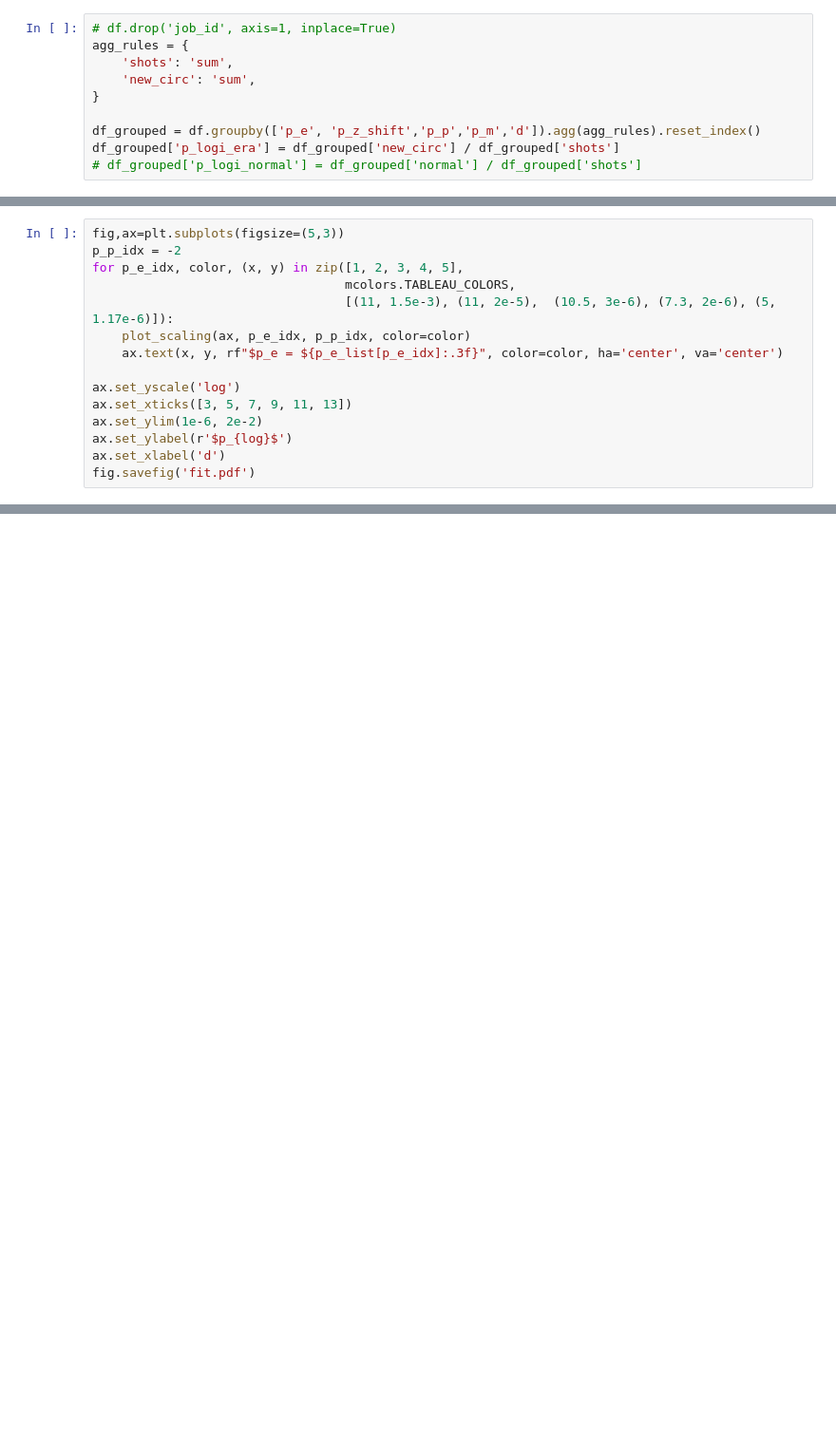
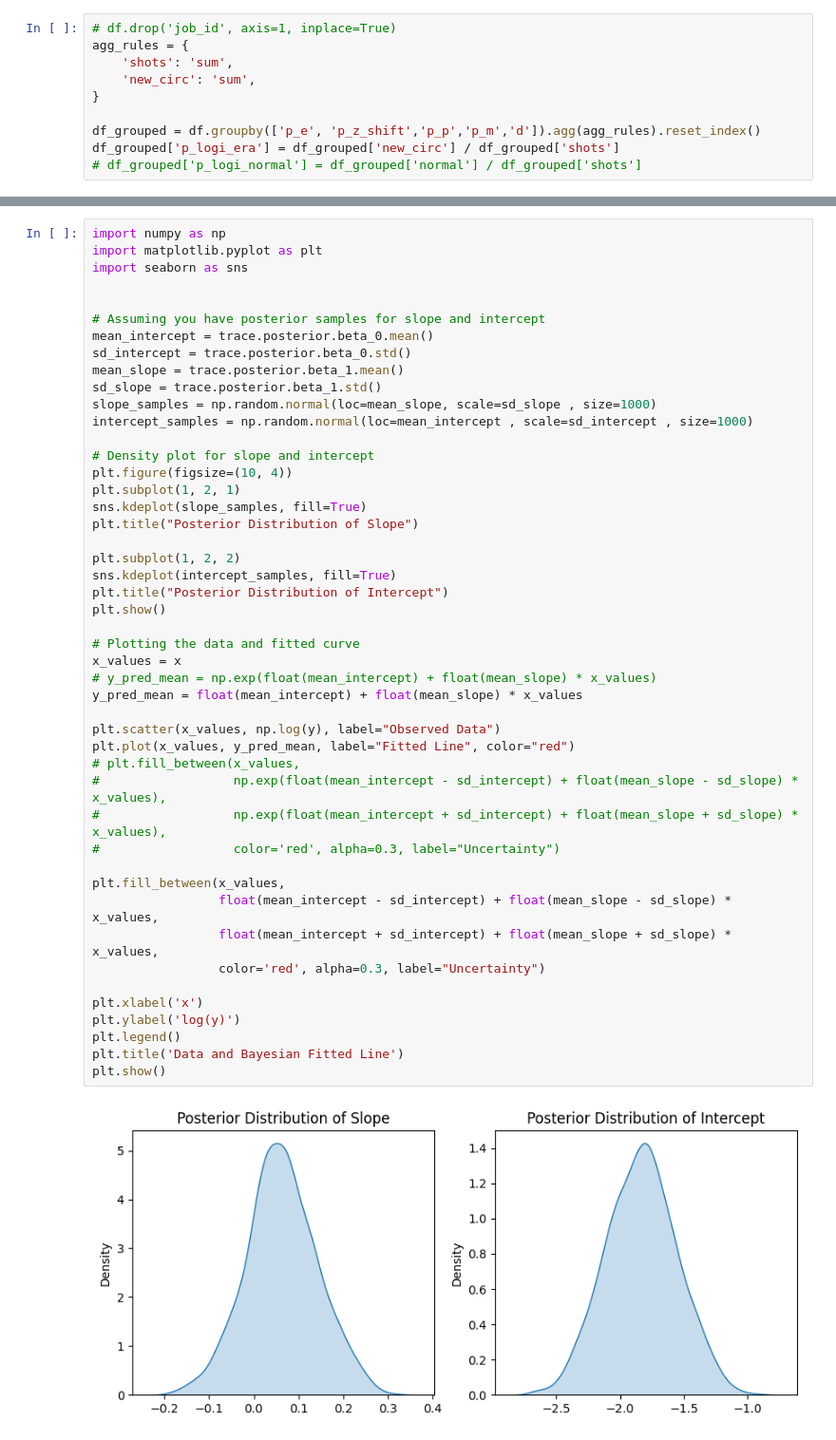
Before and after one commit to JiakaiW/surface_simulation_test, a Jupyter notebook: pack_and_analysis_plot_catagorical.ipynb, the cells around one changed output, grey strips where cells are left out. Shown: that part at 95% size. Saved outputs shown, nothing was run; the diff lists cells and outputs as text; blank space fills up the shorter version.

```diff
--- a/pack_and_analysis_plot_catagorical.ipynb
+++ b/pack_and_analysis_plot_catagorical.ipynb
@@ -520,15 +99,0 @@ fig.savefig('combined_plot_heatmap.pdf')
-# %%
-fig,ax=plt.subplots(figsize=(5,3))
-p_p_idx = -2
-for p_e_idx, color, (x, y) in zip([1, 2, 3, 4, 5],
-                                  mcolors.TABLEAU_COLORS,
-                                  [(11, 1.5e-3), (11, 2e-5),  (10.5, 3e-6), (7.3, 2e-6), (5, 1.17e-6)]):
-    plot_scaling(ax, p_e_idx, p_p_idx, color=color)
-    ax.text(x, y, rf"$p_e = ${p_e_list[p_e_idx]:.3f}", color=color, ha='center', va='center')
-
-ax.set_yscale('log')
-ax.set_xticks([3, 5, 7, 9, 11, 13])
-ax.set_ylim(1e-6, 2e-2)
-ax.set_ylabel(r'$p_{log}$')
-ax.set_xlabel('d')
-fig.savefig('fit.pdf')
@@ -536,0 +100,49 @@ fig.savefig('fit.pdf')
+# %%
+import numpy as np
+import matplotlib.pyplot as plt
+import seaborn as sns
+
+
+# Assuming you have posterior samples for slope and intercept
+mean_intercept = trace.posterior.beta_0.mean()
+sd_intercept = trace.posterior.beta_0.std()
+mean_slope = trace.posterior.beta_1.mean()
+sd_slope = trace.posterior.beta_1.std()
+slope_samples = np.random.normal(loc=mean_slope, scale=sd_slope , size=1000)
+intercept_samples = np.random.normal(loc=mean_intercept , scale=sd_intercept , size=1000)
+
+# Density plot for slope and intercept
+plt.figure(figsize=(10, 4))
+plt.subplot(1, 2, 1)
+sns.kdeplot(slope_samples, fill=True)
+plt.title("Posterior Distribution of Slope")
+
+plt.subplot(1, 2, 2)
+sns.kdeplot(intercept_samples, fill=True)
+plt.title("Posterior Distribution of Intercept")
+plt.show()
+
+# Plotting the data and fitted curve
+x_values = x
+# y_pred_mean = np.exp(float(mean_intercept) + float(mean_slope) * x_values)
+y_pred_mean = float(mean_intercept) + float(mean_slope) * x_values
+
+plt.scatter(x_values, np.log(y), label="Observed Data")
+plt.plot(x_values, y_pred_mean, label="Fitted Line", color="red")
+# plt.fill_between(x_values,
+#                  np.exp(float(mean_intercept - sd_intercept) + float(mean_slope - sd_slope) * x_values),
+#                  np.exp(float(mean_intercept + sd_intercept) + float(mean_slope + sd_slope) * x_values),
+#                  color='red', alpha=0.3, label="Uncertainty")
+
+plt.fill_between(x_values,
+                 float(mean_intercept - sd_intercept) + float(mean_slope - sd_slope) * x_values,
+                 float(mean_intercept + sd_intercept) + float(mean_slope + sd_slope) * x_values,
+                 color='red', alpha=0.3, label="Uncertainty")
+
+plt.xlabel('x')
+plt.ylabel('log(y)')
+plt.legend()
+plt.title('Data and Bayesian Fitted Line')
+plt.show()
+# %% [output]
+[figure, added]
```
Also changed, not shown: parts of 16 cells of this notebook, 11 other files.
